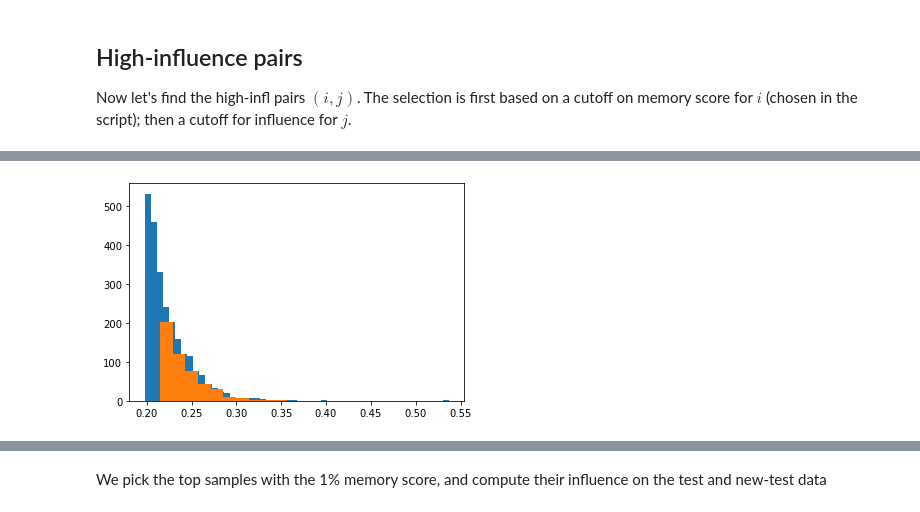
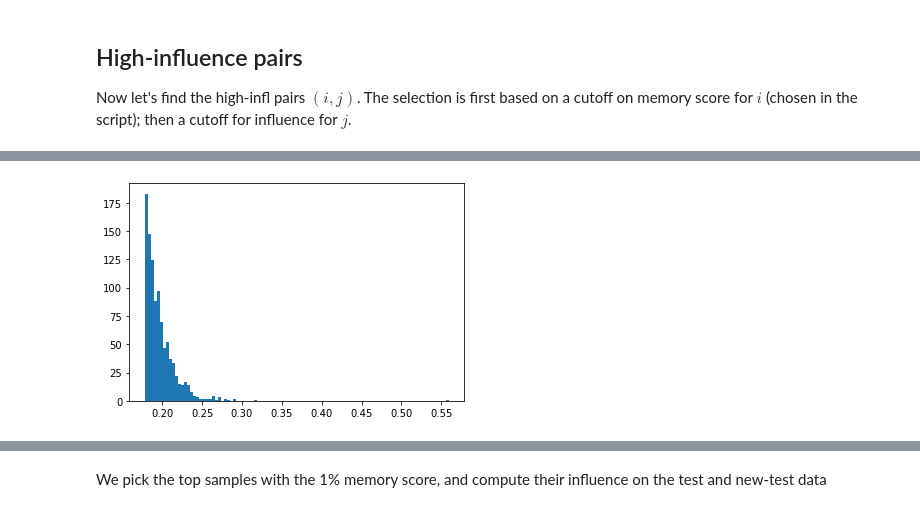
Before and after one commit to zihao12/pytorch-cifar, a Jupyter notebook: analysis/mem_infl.ipynb, the cells around one changed output, grey strips where cells are left out. Cells and saved outputs as stored; diff of their text form; code cells hidden in the pictures.

Commit message:
update mem_infl

```diff
--- a/analysis/mem_infl.ipynb
+++ b/analysis/mem_infl.ipynb
@@ -197,13 +209,15 @@ out['infl_score_test'].flatten().shape
 # %%
-cut = np.quantile(out['infl_score_test'].flatten(), 0.9995) ## should be more careful, but...
+cut = np.quantile(out['infl_score_test'].flatten(), 0.9998) ## should be more careful, but...
 hinf_pairs1 = np.where(out['infl_score_test'] > cut)
 hinf1 = out['infl_score_test'][out['infl_score_test'] > cut]
+plt.hist(hinf1, bins = 100)
+plt.show()
 
-cut = np.quantile(out['infl_score_testnew'].flatten(), 0.9995) ## should be more careful, but...
-hinf_pairs2 = np.where(out['infl_score_testnew'] > cut)
-hinf2 = out['infl_score_testnew'][out['infl_score_testnew'] > cut]
-plt.hist(hinf1, bins = 50)
-plt.hist(hinf2)
-plt.show()
+# cut = np.quantile(out['infl_score_testnew'].flatten(), 0.9995) ## should be more careful, but...
+# hinf_pairs2 = np.where(out['infl_score_testnew'] > cut)
+# hinf2 = out['infl_score_testnew'][out['infl_score_testnew'] > cut]
+# plt.hist(hinf1, bins = 50)
+# plt.hist(hinf2)
+# plt.show()
 # %% [output]
-[figure, old version]
+[figure, new version]
```
Also changed, not shown: parts of 21 cells of this notebook.
